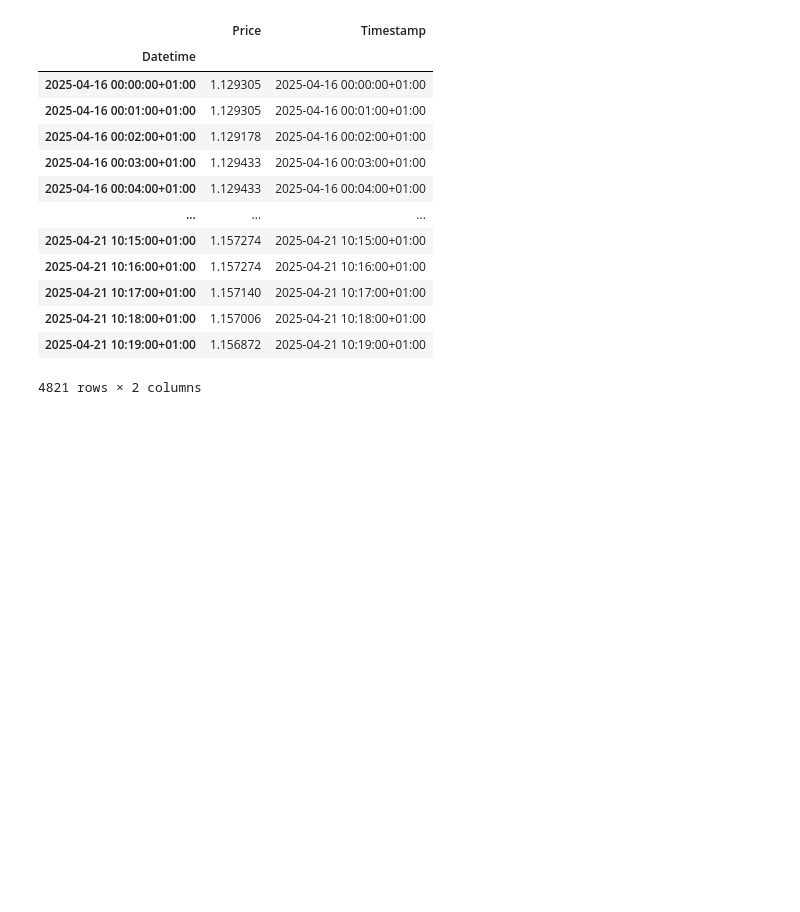
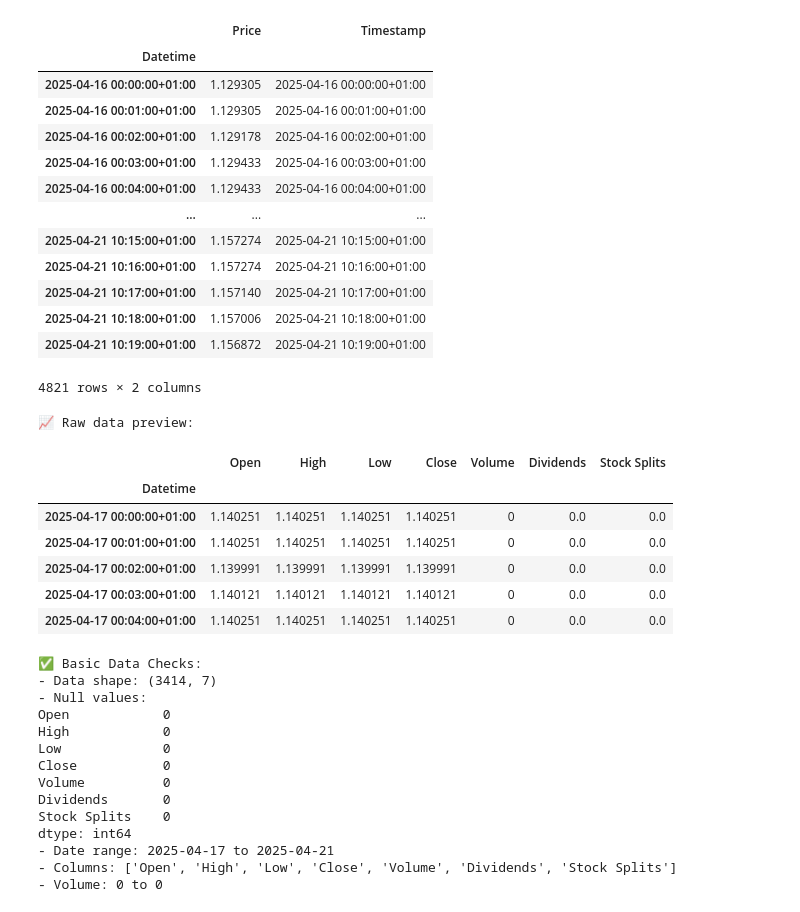
Before and after one commit to sYoungkin/quantCoPilot, a Jupyter notebook: testing.ipynb, the cells around one changed output. Saved outputs shown, nothing was run; the diff lists cells and outputs as text; code cells hidden in the pictures; blank space fills up the shorter version.

```diff
--- a/testing.ipynb
+++ b/testing.ipynb
@@ -170,3 +170,47 @@ data
 | 2025-04-21 10:18:00+01:00 | 1.157006 | 2025-04-21 10:18:00+01:00 |
 | 2025-04-21 10:19:00+01:00 | 1.156872 | 2025-04-21 10:19:00+01:00 |
 4821 rows × 2 columns
+# %%
+import yfinance as yf
+pair = "EURUSD=X"
+
+# Load data using Ticker().history() for clean output
+ticker = yf.Ticker(pair)
+data = ticker.history(interval="1m", period="3d")
+
+
+# Step 2: Basic preview
+print("📈 Raw data preview:")
+display(data.head())
+
+# Step 3: Basic sanity checks
+print("\n✅ Basic Data Checks:")
+print(f"- Data shape: {data.shape}")
+print(f"- Null values:\n{data.isnull().sum()}")
+print(f"- Date range: {data.index.min().date()} to {data.index.max().date()}")
+print(f"- Columns: {list(data.columns)}")
+
+print(f"- Volume: {data["Volume"].min()} to {data["Volume"].max()}")
+# %% [output]
+📈 Raw data preview:
+|  | Open | High | Low | Close | Volume | Dividends | Stock Splits |
+| Datetime |  |  |  |  |  |  |  |
+| 2025-04-17 00:00:00+01:00 | 1.140251 | 1.140251 | 1.140251 | 1.140251 | 0 | 0.0 | 0.0 |
+| 2025-04-17 00:01:00+01:00 | 1.140251 | 1.140251 | 1.140251 | 1.140251 | 0 | 0.0 | 0.0 |
+| 2025-04-17 00:02:00+01:00 | 1.139991 | 1.139991 | 1.139991 | 1.139991 | 0 | 0.0 | 0.0 |
+| 2025-04-17 00:03:00+01:00 | 1.140121 | 1.140121 | 1.140121 | 1.140121 | 0 | 0.0 | 0.0 |
+| 2025-04-17 00:04:00+01:00 | 1.140251 | 1.140251 | 1.140251 | 1.140251 | 0 | 0.0 | 0.0 |
+✅ Basic Data Checks:
+- Data shape: (3414, 7)
+- Null values:
+Open            0
+High            0
+Low             0
+Close           0
+Volume          0
+Dividends       0
+Stock Splits    0
+dtype: int64
+- Date range: 2025-04-17 to 2025-04-21
+- Columns: ['Open', 'High', 'Low', 'Close', 'Volume', 'Dividends', 'Stock Splits']
+- Volume: 0 to 0
```
Also changed, not shown: parts of 2 cells of this notebook, 7 other files.
